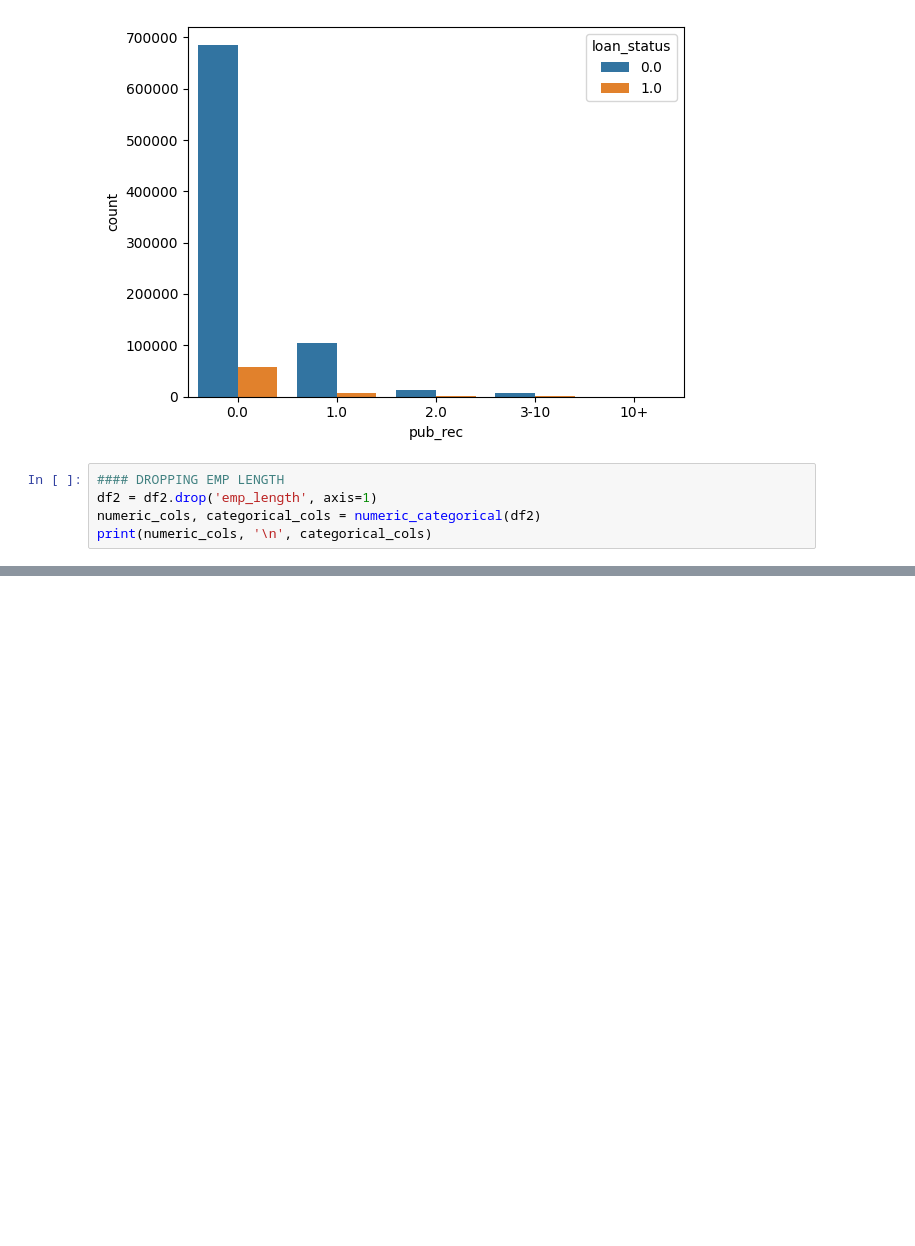
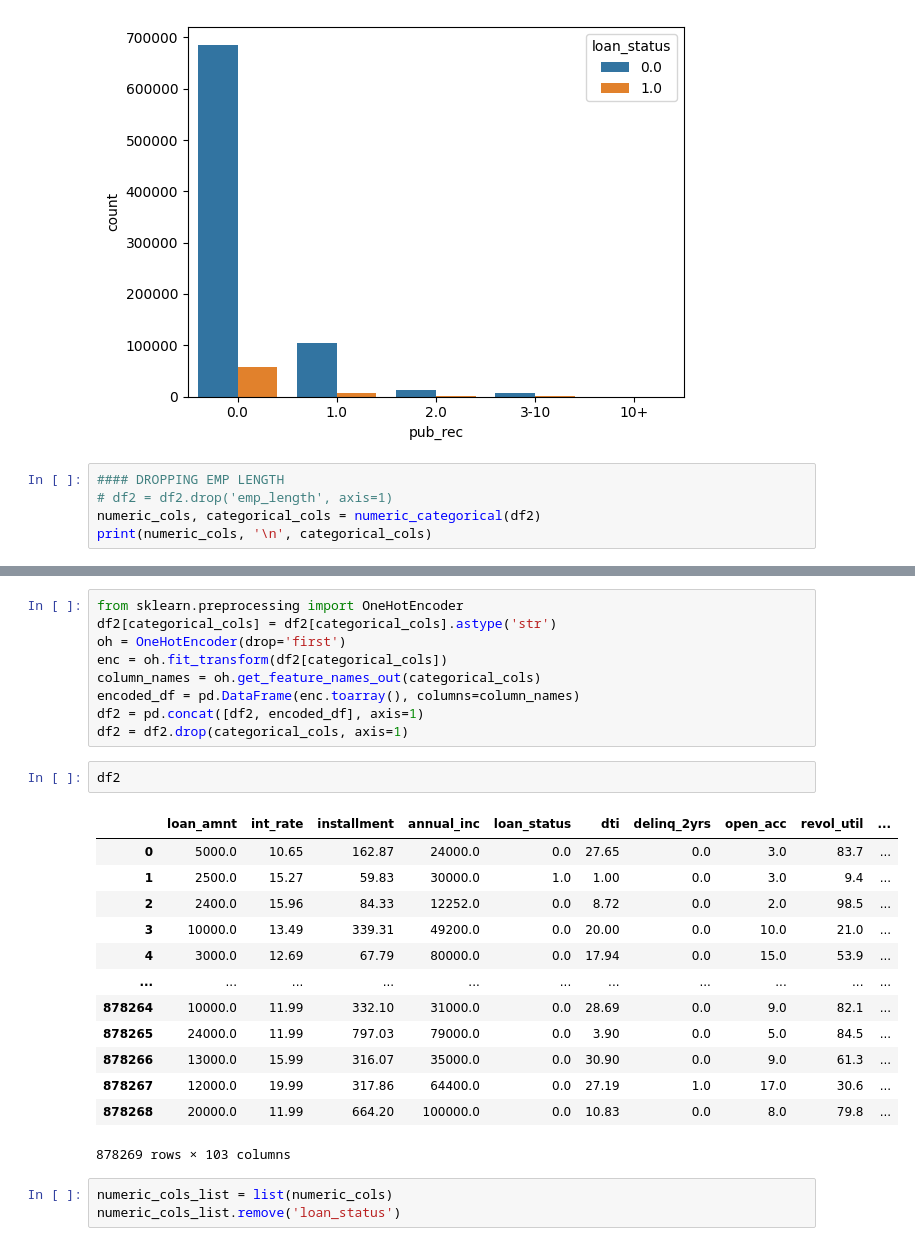
Before and after one commit to jinnn11/Credit-risk-analysis, a Jupyter notebook: credit.ipynb, the cells around one changed output, grey strips where cells are left out. Saved outputs shown, nothing was run; the diff lists cells and outputs as text; blank space fills up the shorter version.

Commit message:
first_model

```diff
--- a/credit.ipynb
+++ b/credit.ipynb
@@ -774,7 +760,7 @@ sns.countplot(x='pub_rec', hue='loan_status', data=df2)
 [figure]
 # %%
 #### DROPPING EMP LENGTH
-df2 = df2.drop('emp_length', axis=1)
+# df2 = df2.drop('emp_length', axis=1)
 numeric_cols, categorical_cols = numeric_categorical(df2)
 print(numeric_cols, '\n', categorical_cols)
 # %% [output]
@@ -790,0 +810,28 @@ Index(['loan_amnt', 'int_rate', 'installment', 'annual_inc', 'loan_status',
+# %%
+from sklearn.preprocessing import OneHotEncoder
+df2[categorical_cols] = df2[categorical_cols].astype('str')
+oh = OneHotEncoder(drop='first')
+enc = oh.fit_transform(df2[categorical_cols])
+column_names = oh.get_feature_names_out(categorical_cols)
+encoded_df = pd.DataFrame(enc.toarray(), columns=column_names)
+df2 = pd.concat([df2, encoded_df], axis=1)
+df2 = df2.drop(categorical_cols, axis=1)
+# %%
+df2
+# %% [output]
+|  | loan_amnt | int_rate | installment | annual_inc | loan_status | dti | delinq_2yrs | open_acc | revol_util | ... |
+| 0 | 5000.0 | 10.65 | 162.87 | 24000.0 | 0.0 | 27.65 | 0.0 | 3.0 | 83.7 | ... |
+| 1 | 2500.0 | 15.27 | 59.83 | 30000.0 | 1.0 | 1.00 | 0.0 | 3.0 | 9.4 | ... |
+| 2 | 2400.0 | 15.96 | 84.33 | 12252.0 | 0.0 | 8.72 | 0.0 | 2.0 | 98.5 | ... |
+| 3 | 10000.0 | 13.49 | 339.31 | 49200.0 | 0.0 | 20.00 | 0.0 | 10.0 | 21.0 | ... |
+| 4 | 3000.0 | 12.69 | 67.79 | 80000.0 | 0.0 | 17.94 | 0.0 | 15.0 | 53.9 | ... |
+| ... | ... | ... | ... | ... | ... | ... | ... | ... | ... | ... |
+| 878264 | 10000.0 | 11.99 | 332.10 | 31000.0 | 0.0 | 28.69 | 0.0 | 9.0 | 82.1 | ... |
+| 878265 | 24000.0 | 11.99 | 797.03 | 79000.0 | 0.0 | 3.90 | 0.0 | 5.0 | 84.5 | ... |
+| 878266 | 13000.0 | 15.99 | 316.07 | 35000.0 | 0.0 | 30.90 | 0.0 | 9.0 | 61.3 | ... |
+| 878267 | 12000.0 | 19.99 | 317.86 | 64400.0 | 0.0 | 27.19 | 1.0 | 17.0 | 30.6 | ... |
+| 878268 | 20000.0 | 11.99 | 664.20 | 100000.0 | 0.0 | 10.83 | 0.0 | 8.0 | 79.8 | ... |
+878269 rows × 103 columns
+# %%
+numeric_cols_list = list(numeric_cols)
+numeric_cols_list.remove('loan_status')
```
Also changed, not shown: parts of 18 cells of this notebook.
